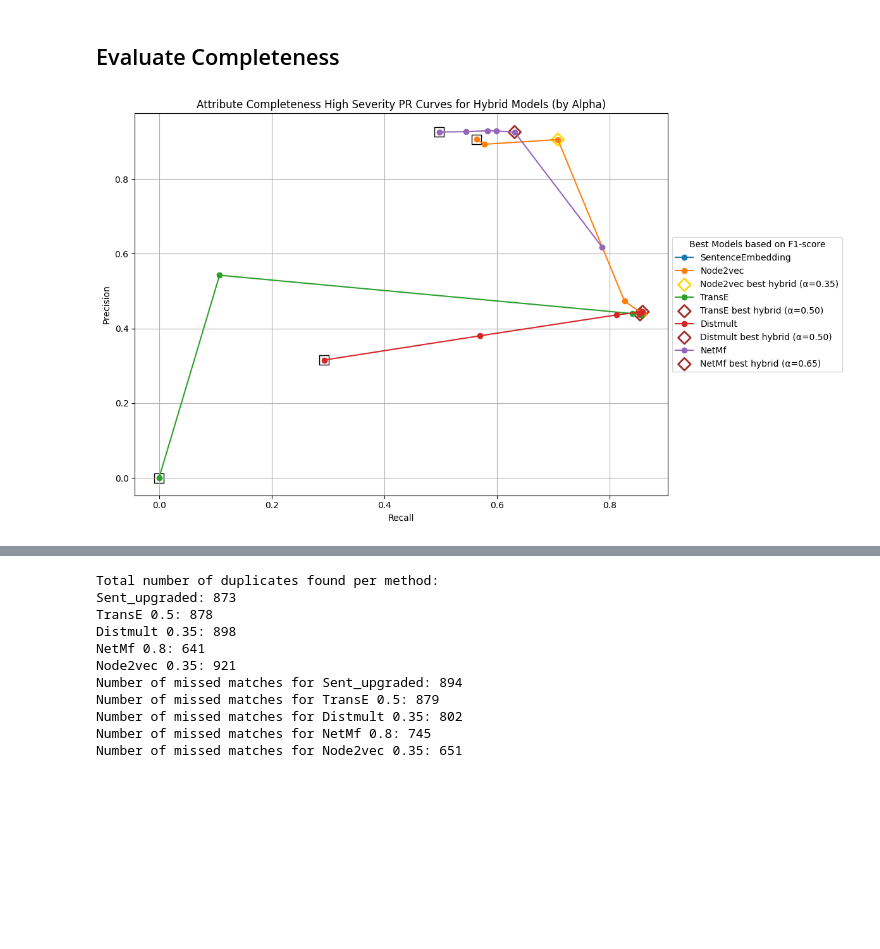
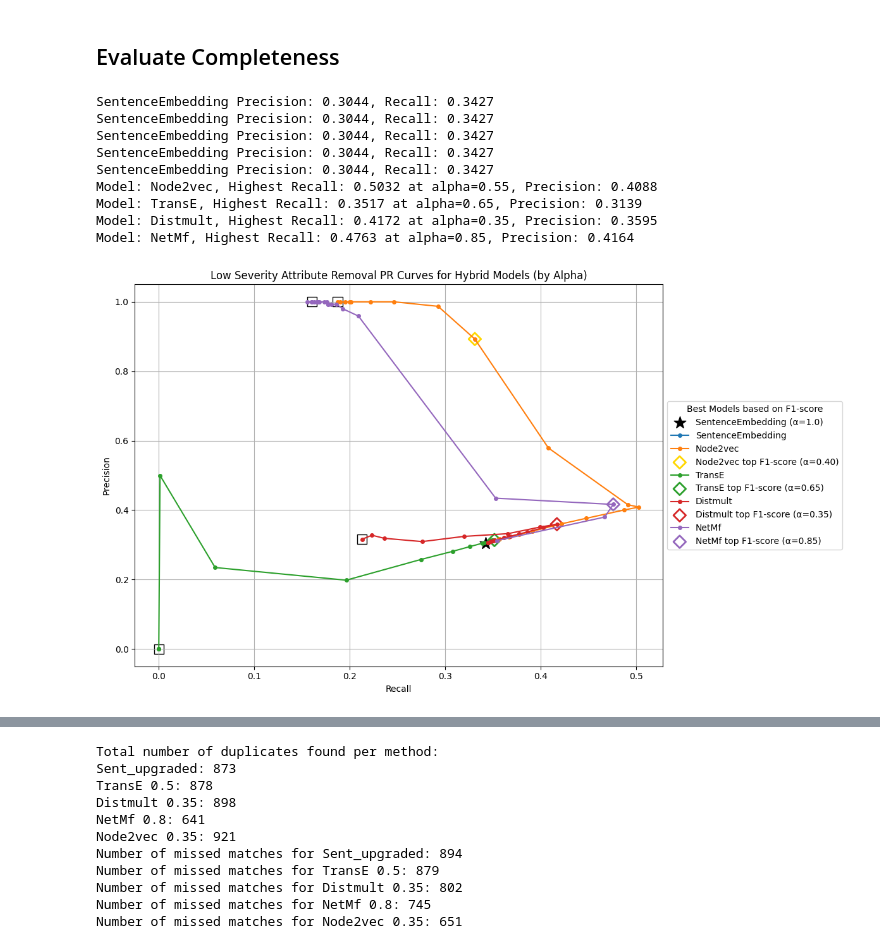
Before and after one commit to Timszy/entity-deduplication-hack-main, a Jupyter notebook: EvaluateCompleteness.ipynb, the cells around one changed output, grey strips where cells are left out. Cells and saved outputs as stored; diff of their text form; code cells hidden in the pictures; blank space fills up the shorter version.

```diff
--- a/EvaluateCompleteness.ipynb
+++ b/EvaluateCompleteness.ipynb
@@ -6,7 +6,7 @@ import json
 import os
 import matplotlib.pyplot as plt
 import numpy as np
-noise = 'low'
+noise = 'high'
 # Path and file setup
 match_dir = f"matches_struct_{noise}"
 
@@ -104,6 +104,7 @@ if 'SentenceEmbedding.json' in [os.path.basename(os.path.join(match_dir, "Senten
             if alpha == 1.0:
                 se_precision = curve['precisions'][i]
                 se_recall = curve['recalls'][i]
+                print(f"SentenceEmbedding Precision: {se_precision:.4f}, Recall: {se_recall:.4f}")
                 break
     if se_precision is not None and se_recall is not None:
         plt.scatter(se_recall, se_precision, marker='*', s=200, color='black', label='SentenceEmbedding (α=1.0)')
@@ -129,35 +130,44 @@ for model, curve in pr_curves.items():
     best_f1_model = -1
     for i, (p, r) in enumerate(zip(hybrid_precisions, hybrid_recalls)):
         f1 = 2 * p * r / (p + r) if (p + r) > 0 else 0
         if f1 > best_f1_model:
             best_f1_model = f1
             best_idx_model = i
     if best_idx_model is not None:
         marker_color = 'gold' if model == best_model else line_color
         plt.scatter(
             hybrid_recalls[best_idx_model],
             hybrid_precisions[best_idx_model],
             marker='D', s=100,
             edgecolor=marker_color,
             facecolor='none',
             linewidths=2,
             label=f"{model} top F1-score (α={hybrid_alphas[best_idx_model]:.2f})"
         )
 
 plt.xlabel('Recall')
 plt.ylabel('Precision')
-plt.title('Syntactic Variations PR Curves for Hybrid Models (by Alpha)')
+plt.title(f'Low Severity Attribute Removal PR Curves for Hybrid Models (by Alpha)')
 plt.legend(
     loc='center left',       # place legend to the right
     bbox_to_anchor=(1, 0.5), # shift legend outside plot
     title='Best Models based on F1-score',  # legend header title
     frameon=True
 )
 plt.grid(True)
 plt.tight_layout()
 plt.show()
 # %% [output]
+SentenceEmbedding Precision: 0.3044, Recall: 0.3427
+SentenceEmbedding Precision: 0.3044, Recall: 0.3427
+SentenceEmbedding Precision: 0.3044, Recall: 0.3427
+SentenceEmbedding Precision: 0.3044, Recall: 0.3427
+SentenceEmbedding Precision: 0.3044, Recall: 0.3427
+Model: Node2vec, Highest Recall: 0.5032 at alpha=0.55, Precision: 0.4088
+Model: TransE, Highest Recall: 0.3517 at alpha=0.65, Precision: 0.3139
+Model: Distmult, Highest Recall: 0.4172 at alpha=0.35, Precision: 0.3595
+Model: NetMf, Highest Recall: 0.4763 at alpha=0.85, Precision: 0.4164
-[figure, old version]
+[figure, new version]
 # %%
 import pandas as pd
 import json
```
Also changed, not shown: parts of 1 cell of this notebook, 15 other files.
